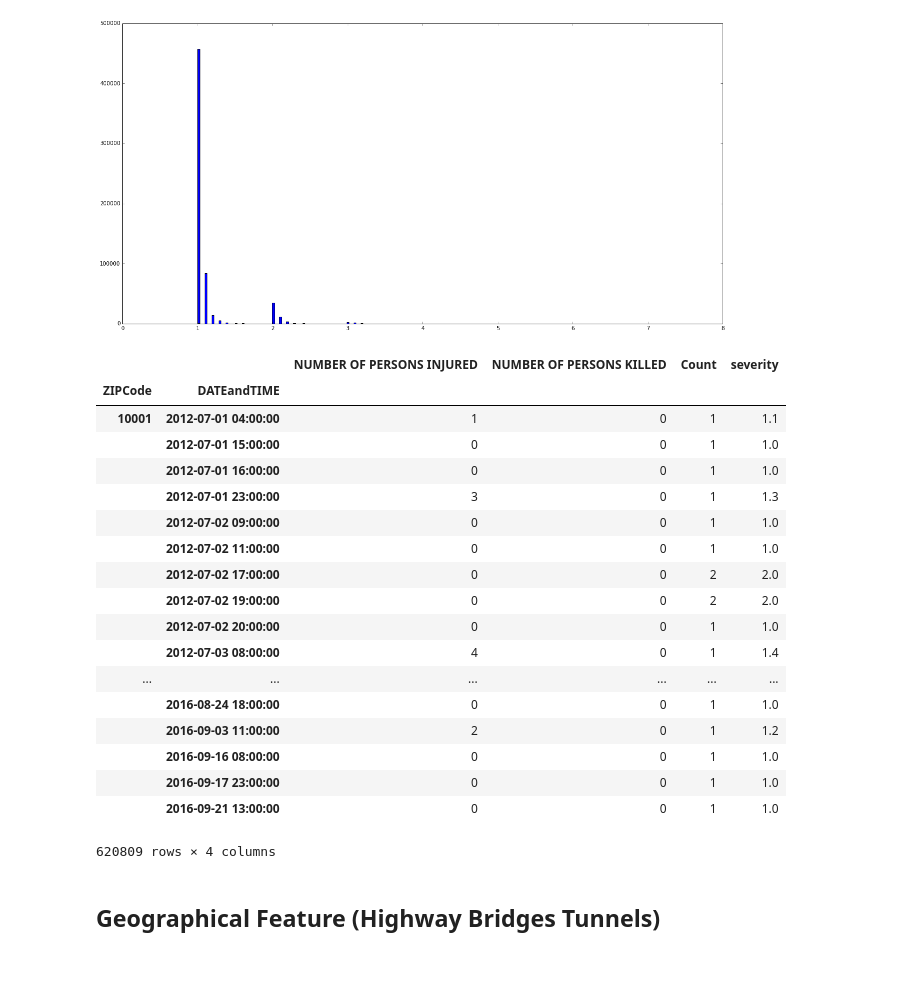
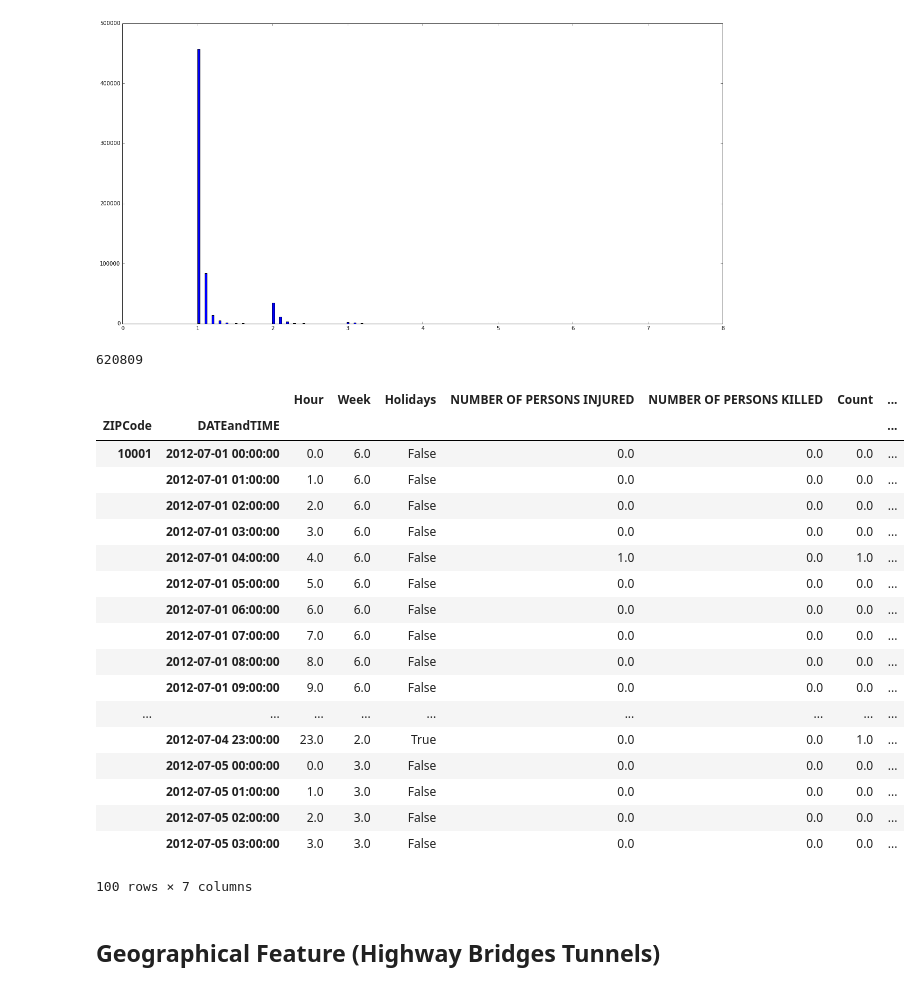
Before and after one commit to wooginawunan/NYCCollisions, a Jupyter notebook: term_project_1001/NYPD Motor Vehicle Collisions-Final Project The perfect 1001 group .ipynb, the cells around one changed output. Cells and saved outputs as stored; diff of their text form; code cells hidden in the pictures.

```diff
--- a/term_project_1001/NYPD Motor Vehicle Collisions-Final Project The perfect 1001 group .ipynb
+++ b/term_project_1001/NYPD Motor Vehicle Collisions-Final Project The perfect 1001 group .ipynb
@@ -235,25 +256,32 @@ plt.hist(Weighted_severity,bins=200)
          6.952,  6.983,  7.014,  7.045,  7.076,  7.107,  7.138,  7.169,  7.2  ]),
  <a list of 200 Patch objects>)
 [figure]
-# %%
-Grouped_collision
-# %% [output]
-|  |  | NUMBER OF PERSONS INJURED | NUMBER OF PERSONS KILLED | Count | severity |
-| ZIPCode | DATEandTIME |  |  |  |  |
-| 10001 | 2012-07-01 04:00:00 | 1 | 0 | 1 | 1.1 |
-|  | 2012-07-01 15:00:00 | 0 | 0 | 1 | 1.0 |
-|  | 2012-07-01 16:00:00 | 0 | 0 | 1 | 1.0 |
-|  | 2012-07-01 23:00:00 | 3 | 0 | 1 | 1.3 |
-|  | 2012-07-02 09:00:00 | 0 | 0 | 1 | 1.0 |
-|  | 2012-07-02 11:00:00 | 0 | 0 | 1 | 1.0 |
-|  | 2012-07-02 17:00:00 | 0 | 0 | 2 | 2.0 |
-|  | 2012-07-02 19:00:00 | 0 | 0 | 2 | 2.0 |
-|  | 2012-07-02 20:00:00 | 0 | 0 | 1 | 1.0 |
-|  | 2012-07-03 08:00:00 | 4 | 0 | 1 | 1.4 |
-| ... | ... | ... | ... | ... | ... |
-|  | 2016-08-24 18:00:00 | 0 | 0 | 1 | 1.0 |
-|  | 2016-09-03 11:00:00 | 2 | 0 | 1 | 1.2 |
-|  | 2016-09-16 08:00:00 | 0 | 0 | 1 | 1.0 |
-|  | 2016-09-17 23:00:00 | 0 | 0 | 1 | 1.0 |
-|  | 2016-09-21 13:00:00 | 0 | 0 | 1 | 1.0 |
-620809 rows × 4 columns
+# %%
+len(Grouped_collision)
+# %% [output]
+620809
+# %%
+data = pd.concat([data, Grouped_collision], axis=1)
+data=data.replace({None: 0})
+# %%
+data[0:100]
+# %% [output]
+|  |  | Hour | Week | Holidays | NUMBER OF PERSONS INJURED | NUMBER OF PERSONS KILLED | Count | ... |
+| ZIPCode | DATEandTIME |  |  |  |  |  |  | ... |
+| 10001 | 2012-07-01 00:00:00 | 0.0 | 6.0 | False | 0.0 | 0.0 | 0.0 | ... |
+|  | 2012-07-01 01:00:00 | 1.0 | 6.0 | False | 0.0 | 0.0 | 0.0 | ... |
+|  | 2012-07-01 02:00:00 | 2.0 | 6.0 | False | 0.0 | 0.0 | 0.0 | ... |
+|  | 2012-07-01 03:00:00 | 3.0 | 6.0 | False | 0.0 | 0.0 | 0.0 | ... |
+|  | 2012-07-01 04:00:00 | 4.0 | 6.0 | False | 1.0 | 0.0 | 1.0 | ... |
+|  | 2012-07-01 05:00:00 | 5.0 | 6.0 | False | 0.0 | 0.0 | 0.0 | ... |
+|  | 2012-07-01 06:00:00 | 6.0 | 6.0 | False | 0.0 | 0.0 | 0.0 | ... |
+|  | 2012-07-01 07:00:00 | 7.0 | 6.0 | False | 0.0 | 0.0 | 0.0 | ... |
+|  | 2012-07-01 08:00:00 | 8.0 | 6.0 | False | 0.0 | 0.0 | 0.0 | ... |
+|  | 2012-07-01 09:00:00 | 9.0 | 6.0 | False | 0.0 | 0.0 | 0.0 | ... |
+| ... | ... | ... | ... | ... | ... | ... | ... | ... |
+|  | 2012-07-04 23:00:00 | 23.0 | 2.0 | True | 0.0 | 0.0 | 1.0 | ... |
+|  | 2012-07-05 00:00:00 | 0.0 | 3.0 | False | 0.0 | 0.0 | 0.0 | ... |
+|  | 2012-07-05 01:00:00 | 1.0 | 3.0 | False | 0.0 | 0.0 | 0.0 | ... |
+|  | 2012-07-05 02:00:00 | 2.0 | 3.0 | False | 0.0 | 0.0 | 0.0 | ... |
+|  | 2012-07-05 03:00:00 | 3.0 | 3.0 | False | 0.0 | 0.0 | 0.0 | ... |
+100 rows × 7 columns
```
Also changed, not shown: parts of 2 cells of this notebook.
